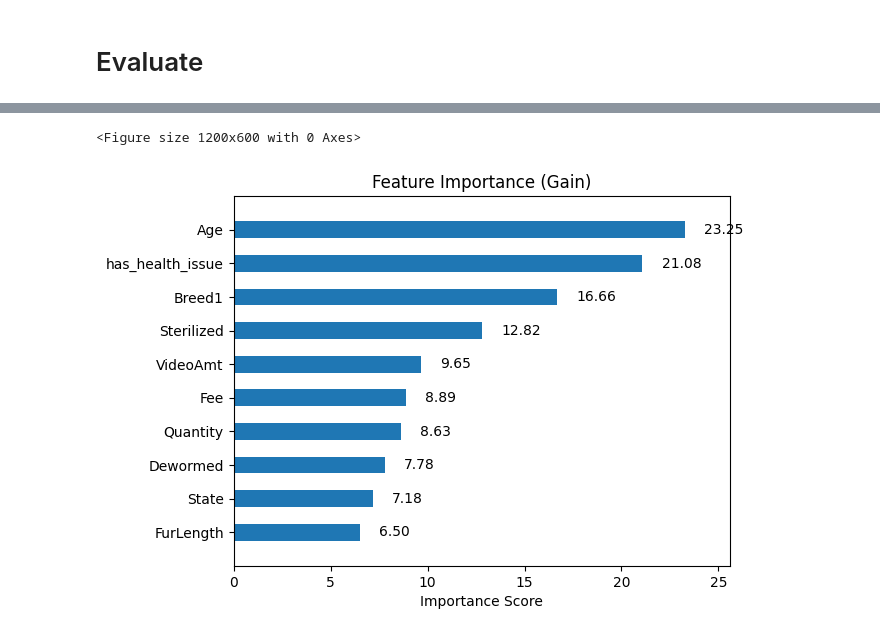
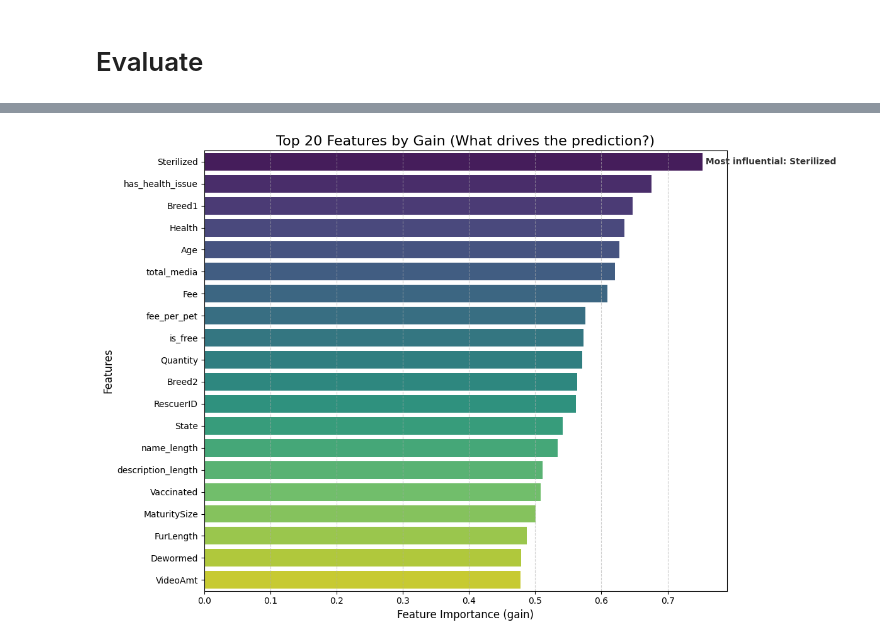
Before and after one commit to Elite1N/AdoptMe, a Jupyter notebook: notebooks/tabular_xgboost.ipynb, the cells around one changed output, grey strips where cells are left out. Saved outputs shown, nothing was run; the diff lists cells and outputs as text; code cells hidden in the pictures.

```diff
--- a/notebooks/tabular_xgboost.ipynb
+++ b/notebooks/tabular_xgboost.ipynb
@@ -452,3 +422,20 @@ Original Quadratic kappa: 0.3707
+# %%
+# Loading the trained models for
+xgb_base = joblib.load("../models/v1_stratify/xgb_stratify_base.pkl")
+xgb_feature = joblib.load("../models/v1_stratify/xgb_stratify_feature.pkl")
+xgb_finetuned = joblib.load("../models/v1_stratify/xgb_stratify_optuna.pkl")
+
+"""
+# Check feature names required by loaded models
+print("XGB Base features:", xgb_base.get_booster().feature_names)
+print("XGB Feature features:", xgb_feature.get_booster().feature_names)
+print("XGB Finetuned features:", xgb_finetuned.get_booster().feature_names)
+"""
+
+# Make predictions
+pred_xgb_base = xgb_base.predict(X_test.drop(['is_mixed_breed', 'fee_per_pet', 'total_media', 'has_health_issue', 'num_colors', 'is_free', 'rescuer_count'], axis=1))
+pred_xgb_feature = xgb_feature.predict(X_test.drop(['rescuer_count'], axis=1))
+pred_xgb_finetuned = xgb_finetuned.predict(X_test)
 # %%
 from sklearn.metrics import cohen_kappa_score, accuracy_score
 
@@ -502,15 +503,36 @@ Accuracy Score: 0.3278
 # %%
 # Feature Importance: which factors benefit the prediction the most (extracted from XGBoost)
+# Use your fine-tuned model here
+model = xgb_finetuned
+
+# 1. Extract Feature Importance
+# 'gain' is usually better for storytelling as it shows contribution to accuracy
+importance_type = 'gain'
 # ensure usage of original feature names not just np array indices
-xgb_clf.get_booster().feature_names = list(X.columns)
+feature_important = model.get_booster().get_score(importance_type=importance_type)
+keys = list(feature_important.keys())
+values = list(feature_important.values())
 
-plt.figure(figsize=(12,6))
-xgb.plot_importance(xgb_clf, max_num_features=10, height=0.5, importance_type="gain", values_format = "{v:.2f}") # Weight ใช้อะไรมากที่สุดเป็นส่วนประกอบ tree, Gain อะไรแบ่งได้มากสุด
-plt.title("Feature Importance (Gain)")
-plt.xlabel("Importance Score")
-plt.ylabel("")
-plt.grid(False)
+# 2. Convert to DataFrame and Sort
+df_importance = pd.DataFrame(data=values, index=keys, columns=["score"]).sort_values(by="score", ascending=False)
+df_importance = df_importance.head(20) # Top 20 features
+
+# 3. Plot with Seaborn
+plt.figure(figsize=(12, 8))
+sns.barplot(x=df_importance.score, y=df_importance.index, hue=df_importance.index, palette="viridis", legend=False)
+
+# 4. Add "Story" Elements
+plt.title(f'Top 20 Features by {importance_type.capitalize()} (What drives the prediction?)', fontsize=16)
+plt.xlabel(f'Feature Importance ({importance_type})', fontsize=12)
+plt.ylabel('Features', fontsize=12)
+plt.grid(axis='x', linestyle='--', alpha=0.6)
+
+# Annotate the top bar to draw attention
+top_score = df_importance.iloc[0]['score']
+plt.text(top_score, 0, f' Most influential: {df_importance.index[0]}  ',
+         va='center', ha='left', fontweight='bold', color='#333333')
+
+plt.tight_layout()
 plt.show()
 # %% [output]
-<Figure size 1200x600 with 0 Axes>
-[figure, old version]
+[figure, new version]
```
Also changed, not shown: parts of 9 cells of this notebook, 6 other files.
